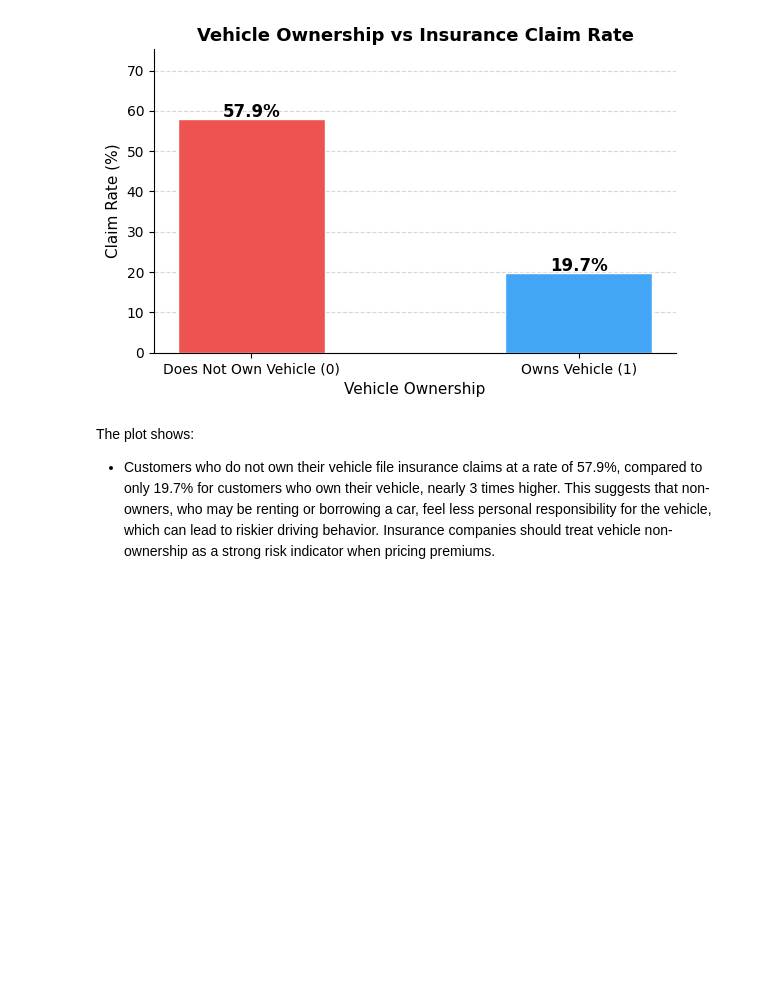
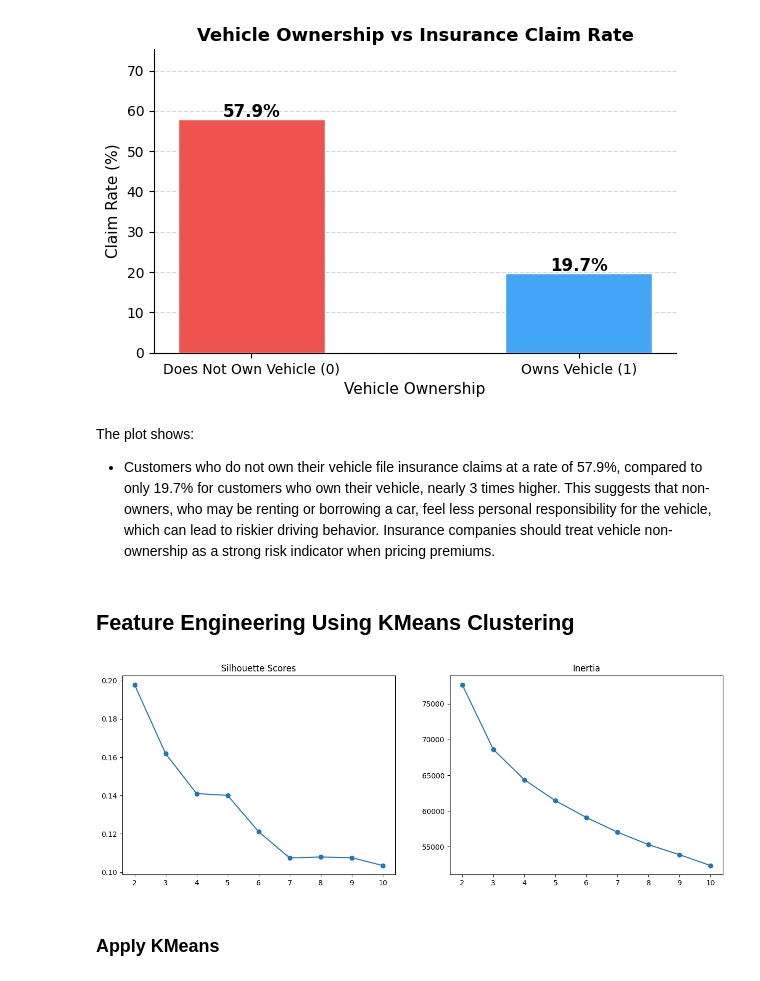
Before and after one commit to laramutair/Car-Insurance-Claim-Prediction, a Jupyter notebook: Project_4_Part_1_(Core).ipynb, the cells around one changed output. Saved outputs shown, nothing was run; the diff lists cells and outputs as text; code cells hidden in the pictures; blank space fills up the shorter version.

```diff
--- a/Project_4_Part_1_(Core).ipynb
+++ b/Project_4_Part_1_(Core).ipynb
@@ -644,3 +652,28 @@ plt.show()
 # %% [markdown]
 The plot shows:
   - Customers who do not own their vehicle file insurance claims at a rate of 57.9%, compared to only 19.7% for customers who own their vehicle, nearly 3 times higher. This suggests that non-owners, who may be renting or borrowing a car, feel less personal responsibility for the vehicle, which can lead to riskier driving behavior. Insurance companies should treat vehicle non-ownership as a strong risk indicator when pricing premiums.
+# %% [markdown]
+## Feature Engineering Using KMeans Clustering
+# %%
+inertias = []
+silhouettes = []
+k_range = range(2, 11)
+
+for k in k_range:
+    km = KMeans(n_clusters=k, random_state=42, n_init=10)
+    labels = km.fit_predict(X_train_prep)
+
+    inertias.append(km.inertia_)
+    silhouettes.append(silhouette_score(X_train_prep, labels))
+# %%
+fig, axes = plt.subplots(1,2, figsize=(15,5))
+axes[0].plot(k_range, silhouettes, marker='o')
+axes[0].set_title('Silhouette Scores')
+axes[0].set_xticks(k_range)
+axes[1].plot(k_range, inertias, marker='o')
+axes[1].set_title('Inertia')
+axes[1].set_xticks(k_range);
+# %% [output]
+[figure, added]
+# %% [markdown]
+### Apply KMeans
```
Also changed, not shown: parts of 6 cells of this notebook.
